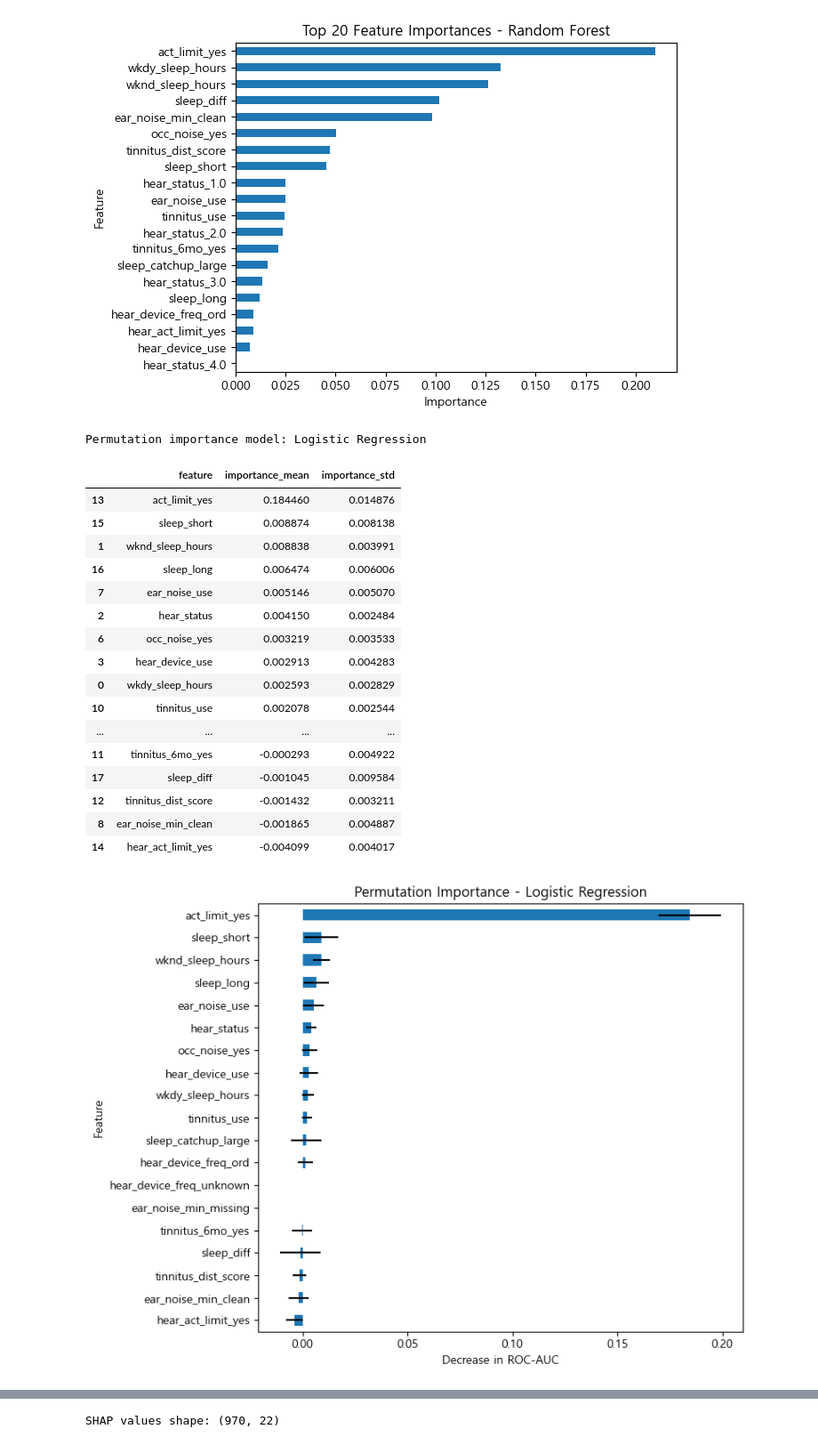
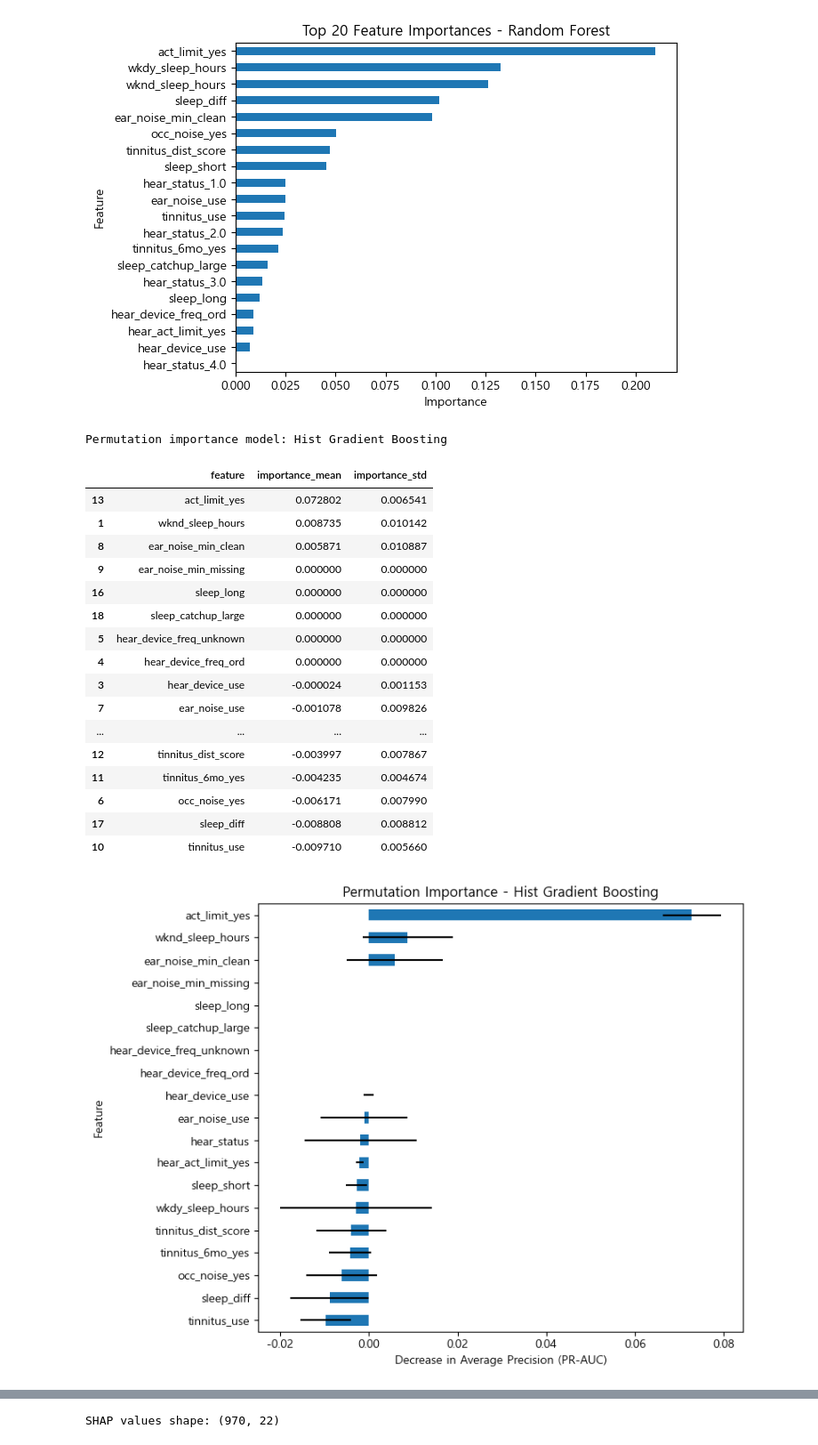
Before and after one commit to 2026-1st/Team-5, a Jupyter notebook: Team5_KNHANES2022_Project.ipynb, the cells around one changed output, grey strips where cells are left out. Shown at 89% size. Cells and saved outputs as stored; diff of their text form; code cells hidden in the pictures.

```diff
--- a/Team5_KNHANES2022_Project.ipynb
+++ b/Team5_KNHANES2022_Project.ipynb
@@ -83,7 +108,7 @@ RANDOM_STATE = 42
 # %%
 # 사용 중인 파일명에 맞게 수정하세요.
 # 예: "hn22_all.sas7bdat", "final_dataset.csv", "knhanes_2022.csv"
-file_path = "hn22_all.sas7bdat"
+file_path = "./hn22_all.sas7bdat"
 
 if file_path.endswith(".sas7bdat"):
     df_raw = pd.read_sas(file_path, format="sas7bdat")
@@ -935,31 +1556,3 @@ Hist Gradient Boosting 학습 완료
 # 10. 성능 평가
 
 우울 위험군은 소수 클래스일 가능성이 있으므로 Accuracy만으로 성능을 판단하지 않고 Recall, F1-score, ROC-AUC를 함께 확인한다.
-# %%
-from sklearn.metrics import average_precision_score
-
-def get_positive_score(pipe, X_data):
-    if hasattr(pipe.named_steps["model"], "predict_proba"):
-        return pipe.predict_proba(X_data)[:, 1]
-    if hasattr(pipe.named_steps["model"], "decision_function"):
-        return pipe.decision_function(X_data)
-    return pipe.predict(X_data)
-
-results = []
-for name, pipe in pipelines.items():
-    y_pred  = pipe.predict(X_test)
-    y_score = get_positive_score(pipe, X_test)
-    results.append({
-        "model":     name,
-        "ROC-AUC":   roc_auc_score(y_test, y_score),
-        "PR-AUC":    average_precision_score(y_test, y_score),
-        "F1":        f1_score(y_test, y_pred, zero_division=0),
-        "Precision": precision_score(y_test, y_pred, zero_division=0),
-        "Recall":    recall_score(y_test, y_pred, zero_division=0),
-        "Accuracy":  accuracy_score(y_test, y_pred),
-    })
-
-results_df = pd.DataFrame(results).sort_values("ROC-AUC", ascending=False)
-print("=== 모델 성능 비교 (정렬 기준: ROC-AUC) ===")
-print("※ 클래스 불균형 환경에서 Accuracy보다 ROC-AUC / PR-AUC / F1 중심으로 해석")
-display(results_df)
@@ -1110,7 +2218,11 @@ if hasattr(rf_model, "feature_importances_"):
 
 from sklearn.inspection import permutation_importance
 
-best_model_name = results_df.iloc[0]["model"]
+if "best_screening_by_model" in globals() and len(best_screening_by_model) > 0:
+    best_model_name = best_screening_by_model.iloc[0]["model"]
+else:
+    best_model_name = results_df.iloc[0]["model"]
+
 best_pipe = pipelines[best_model_name]
 
 print(f"Permutation importance model: {best_model_name}")
@@ -1119,49 +2231,49 @@ perm_result = permutation_importance(
     best_pipe,
     X_test,
     y_test,
     n_repeats=10,
     random_state=RANDOM_STATE,
-    scoring="roc_auc",
+    scoring="average_precision",
     # n_jobs=-1
 )
 
 perm_importance = pd.DataFrame({
     "feature": X_test.columns,
     "importance_mean": perm_result.importances_mean,
     "importance_std": perm_result.importances_std
 }).sort_values("importance_mean", ascending=False)
 
 display(perm_importance)
 
 ax = perm_importance.sort_values("importance_mean").plot(
     kind="barh",
     x="feature",
     y="importance_mean",
     xerr="importance_std",
     legend=False,
     figsize=(8, 6)
 )
 ax.set_title(f"Permutation Importance - {best_model_name}")
-ax.set_xlabel("Decrease in ROC-AUC")
+ax.set_xlabel("Decrease in Average Precision (PR-AUC)")
 ax.set_ylabel("Feature")
 plt.tight_layout()
 # %% [output]
-Permutation importance model: Logistic Regression
+Permutation importance model: Hist Gradient Boosting
 |  | feature | importance_mean | importance_std |
-| 13 | act_limit_yes | 0.184460 | 0.014876 |
-| 15 | sleep_short | 0.008874 | 0.008138 |
-| 1 | wknd_sleep_hours | 0.008838 | 0.003991 |
-| 16 | sleep_long | 0.006474 | 0.006006 |
-| 7 | ear_noise_use | 0.005146 | 0.005070 |
-| 2 | hear_status | 0.004150 | 0.002484 |
-| 6 | occ_noise_yes | 0.003219 | 0.003533 |
-| 3 | hear_device_use | 0.002913 | 0.004283 |
-| 0 | wkdy_sleep_hours | 0.002593 | 0.002829 |
-| 10 | tinnitus_use | 0.002078 | 0.002544 |
+| 13 | act_limit_yes | 0.072802 | 0.006541 |
+| 1 | wknd_sleep_hours | 0.008735 | 0.010142 |
+| 8 | ear_noise_min_clean | 0.005871 | 0.010887 |
+| 9 | ear_noise_min_missing | 0.000000 | 0.000000 |
+| 16 | sleep_long | 0.000000 | 0.000000 |
+| 18 | sleep_catchup_large | 0.000000 | 0.000000 |
+| 5 | hear_device_freq_unknown | 0.000000 | 0.000000 |
+| 4 | hear_device_freq_ord | 0.000000 | 0.000000 |
+| 3 | hear_device_use | -0.000024 | 0.001153 |
+| 7 | ear_noise_use | -0.001078 | 0.009826 |
 | ... | ... | ... | ... |
-| 11 | tinnitus_6mo_yes | -0.000293 | 0.004922 |
-| 17 | sleep_diff | -0.001045 | 0.009584 |
-| 12 | tinnitus_dist_score | -0.001432 | 0.003211 |
-| 8 | ear_noise_min_clean | -0.001865 | 0.004887 |
-| 14 | hear_act_limit_yes | -0.004099 | 0.004017 |
+| 12 | tinnitus_dist_score | -0.003997 | 0.007867 |
+| 11 | tinnitus_6mo_yes | -0.004235 | 0.004674 |
+| 6 | occ_noise_yes | -0.006171 | 0.007990 |
+| 17 | sleep_diff | -0.008808 | 0.008812 |
+| 10 | tinnitus_use | -0.009710 | 0.005660 |
-[figure, old version]
+[figure, new version]
```
Also changed, not shown: parts of 37 cells of this notebook.
